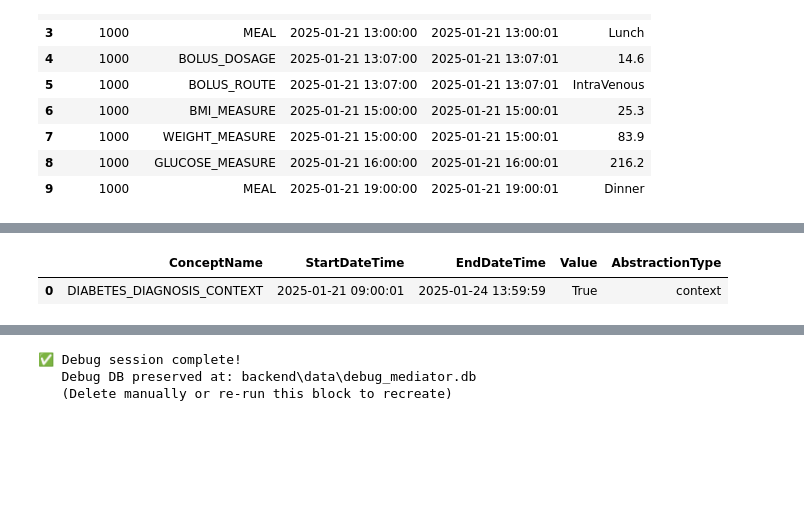
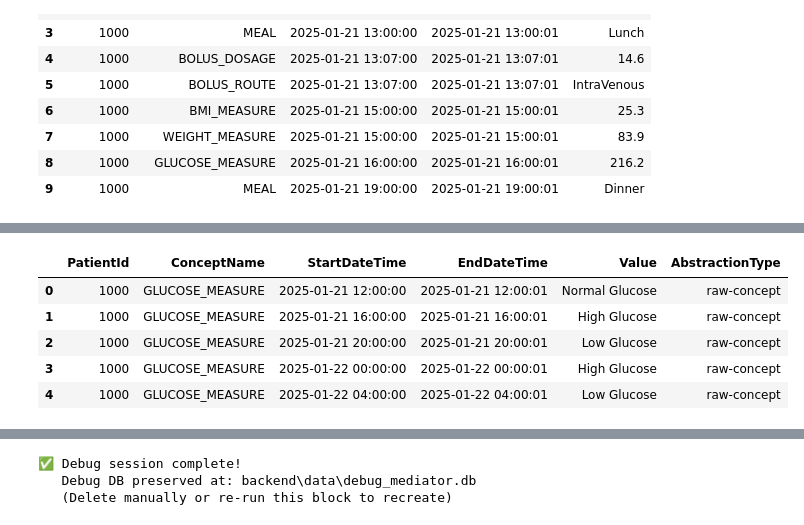
Before and after one commit to shaharoded/Mediator, a Jupyter notebook: run_mediator.ipynb, the cells around one changed output, grey strips where cells are left out. Cells and saved outputs as stored; diff of their text form; code cells hidden in the pictures; blank space fills up the shorter version.

```diff
--- a/run_mediator.ipynb
+++ b/run_mediator.ipynb
@@ -385,7 +382,7 @@ print(f"\n🚀 Processing patient {DEBUG_PATIENT_ID} with cache tracing...\n")
 print("="*80)
 
 # Process patient synchronously (for easier debugging)
-stats = debug_mediator._process_patient_sync(DEBUG_PATIENT_ID)
+stats, tak_cache = debug_mediator._process_patient_sync(DEBUG_PATIENT_ID, return_cache=True)
 
 print("\n" + "="*80)
 print(f"\n✅ Processing complete!")
@@ -393,4 +390,8 @@ print(f"\n📊 Output stats:")
 for tak_name, count in stats.items():
     if isinstance(count, int) and count > 0:
         print(f"   - {tak_name}: {count} rows")
+    elif isinstance(count, str) and count.startswith("ERROR"):
+        print(f"   ❌ {tak_name}: {count}")
+
+print(f"\n🗄️  TAK Cache Size: {len(tak_cache)} TAKs cached")
 # %% [output]
@@ -472,8 +465,8 @@ core.mediator - INFO - [Patient 1000] Processing complete | stats={'ADMISSION':
 # Step 4: Inspect TAK Cache (Intermediate Outputs)
 # ============================================================
 
-# Query output for each selected TAK
-print(f"\n🔍 TAK-by-TAK Output Inspection:\n")
+# Query cache for each selected TAK
+print(f"\n🔍 TAK-by-TAK Cache Inspection:\n")
 
 for tak_name in DEBUG_TAKS:
     tak = debug_repo.get(tak_name)
@@ -481,30 +474,64 @@ for tak_name in DEBUG_TAKS:
         print(f"❌ {tak_name}: TAK not found in repository")
         continue
 
-    # Query output for this TAK
-    query = f"""
-    SELECT ConceptName, StartDateTime, EndDateTime, Value, AbstractionType
-    FROM OutputPatientData
-    WHERE PatientId = {DEBUG_PATIENT_ID} AND ConceptName = '{tak_name}'
-    ORDER BY StartDateTime
-    """
-    df_tak_output = pd.read_sql_query(query, debug_da.conn)
+    # Get from cache (not DB!)
+    if tak_name not in tak_cache:
+        print(f"{'='*80}")
+        print(f"📌 {tak_name} ({tak.family})")
+        print(f"   ⚠️  NOT IN CACHE (TAK not processed or error occurred)")
+        print()
+        continue
+
+    df_tak_output = tak_cache[tak_name]
 
     print(f"{'='*80}")
     print(f"📌 {tak_name} ({tak.family})")
-    print(f"   Derived from: {getattr(tak, 'derived_from', 'N/A')}")
-    print(f"   Output rows: {len(df_tak_output)}")
+
+    # Show derived_from info
+    if hasattr(tak, 'derived_from'):
+        if isinstance(tak.derived_from, list):
+            deps = [d['name'] for d in tak.derived_from]
+            print(f"   Derived from: {deps}")
+        else:
+            print(f"   Derived from: {tak.derived_from}")
+
+    print(f"   Cached rows: {len(df_tak_output)}")
 
     if not df_tak_output.empty:
-        print(f"\n   Sample output (first 5 rows):")
+        print(f"\n   📊 Column dtypes:")
+        for col, dtype in df_tak_output.dtypes.items():
+            print(f"      {col}: {dtype}")
+
+        print(f"\n   📋 Sample output (first 5 rows):")
         display(df_tak_output.head(5))
+
+        # Show value distribution for non-numeric values
+        if df_tak_output['Value'].dtype == 'object':
+            print(f"\n   📈 Value distribution:")
+            value_counts = df_tak_output['Value'].value_counts()
+            for val, count in value_counts.items():
+                print(f"      {val}: {count}")
     else:
-        # Raw concepts are cached but not written to OutputPatientData
-        if tak.family == "raw-concept":
-            print(f"\n   ℹ️  Raw concepts are cached in memory but not written to OutputPatientData")
-            print(f"   (Use Step 5 to inspect raw concept output via tak.apply())")
-        else:
-            print(f"\n   ⚠️  NO OUTPUT (check derived-from concepts above)")
+        print(f"\n   ⚠️  EMPTY OUTPUT")
+
+        # Check dependencies to diagnose why
+        if hasattr(tak, 'derived_from'):
+            print(f"\n   🔍 Dependency Check:")
+            if isinstance(tak.derived_from, list):
+                for dep in tak.derived_from:
+                    dep_name = dep['name']
+                    if dep_name in tak_cache:
+                        dep_rows = len(tak_cache[dep_name])
+                        print(f"      - {dep_name}: {dep_rows} rows")
+                    else:
+                        print(f"      - {dep_name}: NOT IN CACHE")
+            else:
+                dep_name = tak.derived_from
+                if dep_name in tak_cache:
+                    dep_rows = len(tak_cache[dep_name])
+                    print(f"      - {dep_name}: {dep_rows} rows")
+                else:
+                    print(f"      - {dep_name}: NOT IN CACHE")
 
     print()
 # %% [output]
@@ -551,2 +589,6 @@ for tak_name in DEBUG_TAKS:
-|  | ConceptName | StartDateTime | EndDateTime | Value | AbstractionType |
-| 0 | DIABETES_DIAGNOSIS_CONTEXT | 2025-01-21 09:00:01 | 2025-01-24 13:59:59 | True | context |
+|  | PatientId | ConceptName | StartDateTime | EndDateTime | Value | AbstractionType |
+| 0 | 1000 | GLUCOSE_MEASURE | 2025-01-21 12:00:00 | 2025-01-21 12:00:01 | Normal Glucose | raw-concept |
+| 1 | 1000 | GLUCOSE_MEASURE | 2025-01-21 16:00:00 | 2025-01-21 16:00:01 | High Glucose | raw-concept |
+| 2 | 1000 | GLUCOSE_MEASURE | 2025-01-21 20:00:00 | 2025-01-21 20:00:01 | Low Glucose | raw-concept |
+| 3 | 1000 | GLUCOSE_MEASURE | 2025-01-22 00:00:00 | 2025-01-22 00:00:01 | High Glucose | raw-concept |
+| 4 | 1000 | GLUCOSE_MEASURE | 2025-01-22 04:00:00 | 2025-01-22 04:00:01 | Low Glucose | raw-concept |
```
Also changed, not shown: parts of 3 cells of this notebook, 8 other files.
